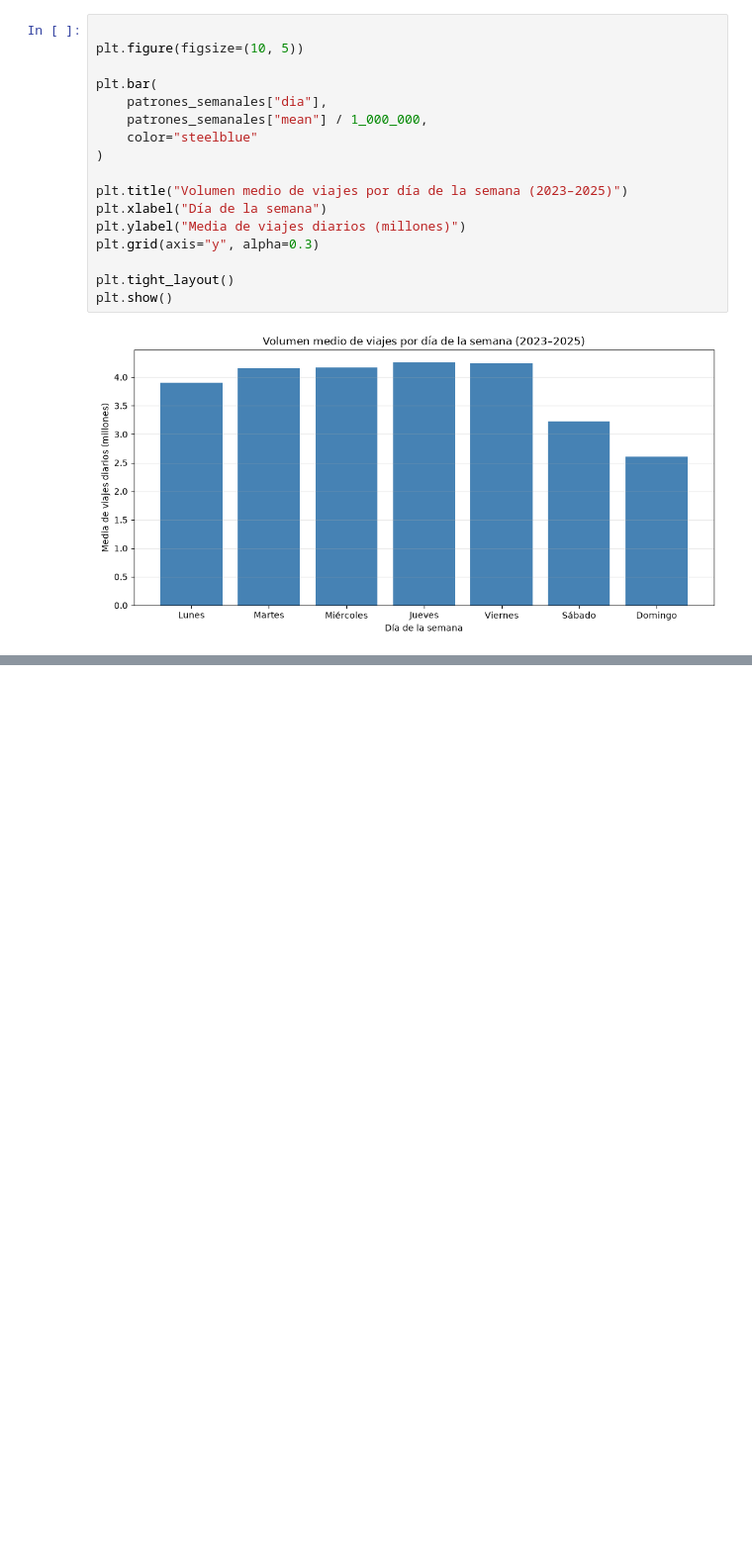
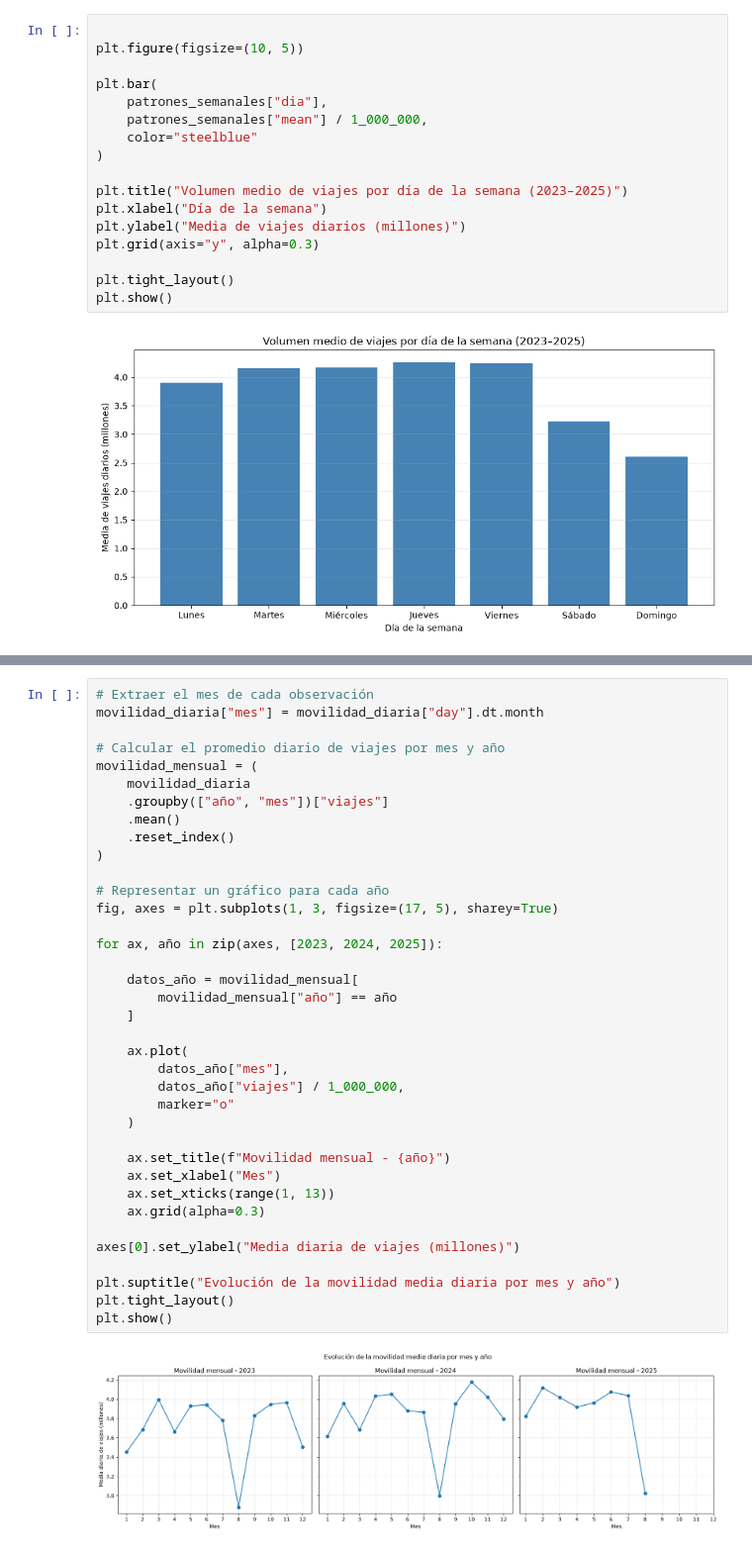
Before and after one commit to martinafrisach/R-MOVE, a Jupyter notebook: notebooks/02_movilidad_telefonica_analisi_estadistico.ipynb, the cells around one changed output, grey strips where cells are left out. Shown at 99% size. Saved outputs shown, nothing was run; the diff lists cells and outputs as text; blank space fills up the shorter version.

```diff
--- a/notebooks/02_movilidad_telefonica_analisi_estadistico.ipynb
+++ b/notebooks/02_movilidad_telefonica_analisi_estadistico.ipynb
@@ -198,0 +400,39 @@ plt.show()
+# %%
+# Extraer el mes de cada observación
+movilidad_diaria["mes"] = movilidad_diaria["day"].dt.month
+
+# Calcular el promedio diario de viajes por mes y año
+movilidad_mensual = (
+    movilidad_diaria
+    .groupby(["año", "mes"])["viajes"]
+    .mean()
+    .reset_index()
+)
+
+# Representar un gráfico para cada año
+fig, axes = plt.subplots(1, 3, figsize=(17, 5), sharey=True)
+
+for ax, año in zip(axes, [2023, 2024, 2025]):
+
+    datos_año = movilidad_mensual[
+        movilidad_mensual["año"] == año
+    ]
+
+    ax.plot(
+        datos_año["mes"],
+        datos_año["viajes"] / 1_000_000,
+        marker="o"
+    )
+
+    ax.set_title(f"Movilidad mensual - {año}")
+    ax.set_xlabel("Mes")
+    ax.set_xticks(range(1, 13))
+    ax.grid(alpha=0.3)
+
+axes[0].set_ylabel("Media diaria de viajes (millones)")
+
+plt.suptitle("Evolución de la movilidad media diaria por mes y año")
+plt.tight_layout()
+plt.show()
+# %% [output]
+[figure, added]
```
Also changed, not shown: parts of 48 cells of this notebook, 2 other files.
